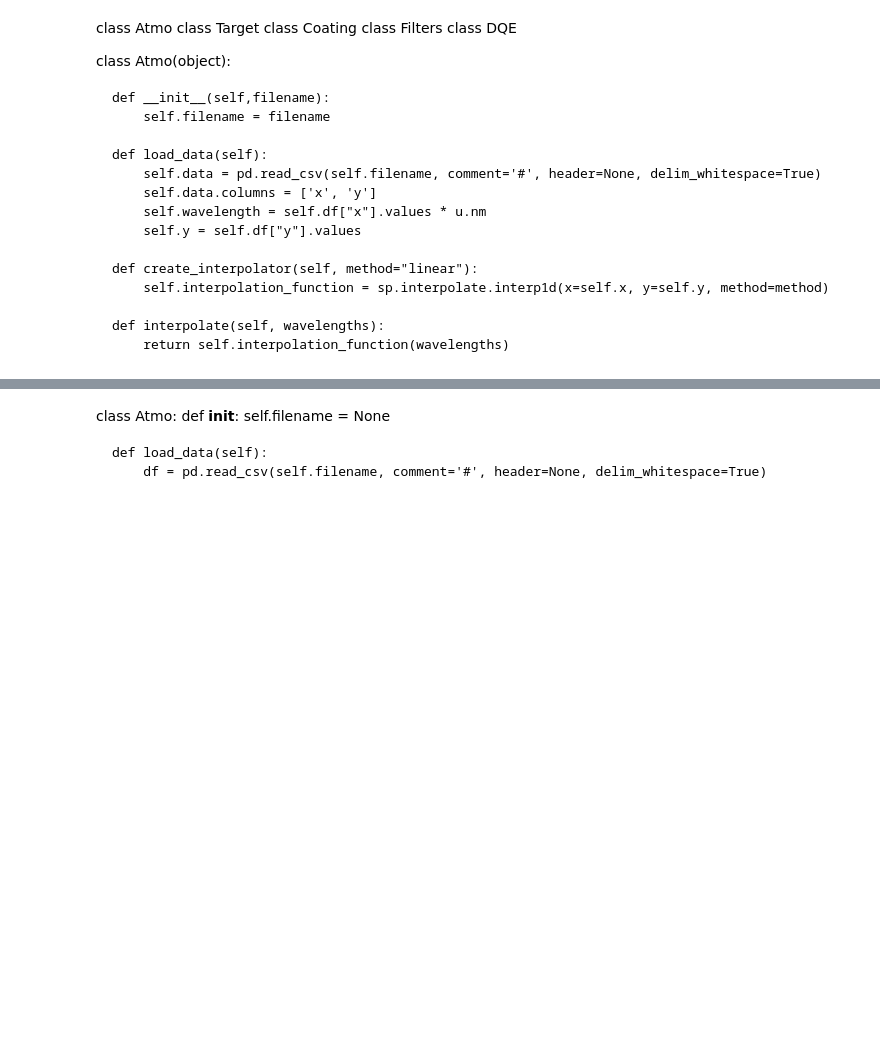
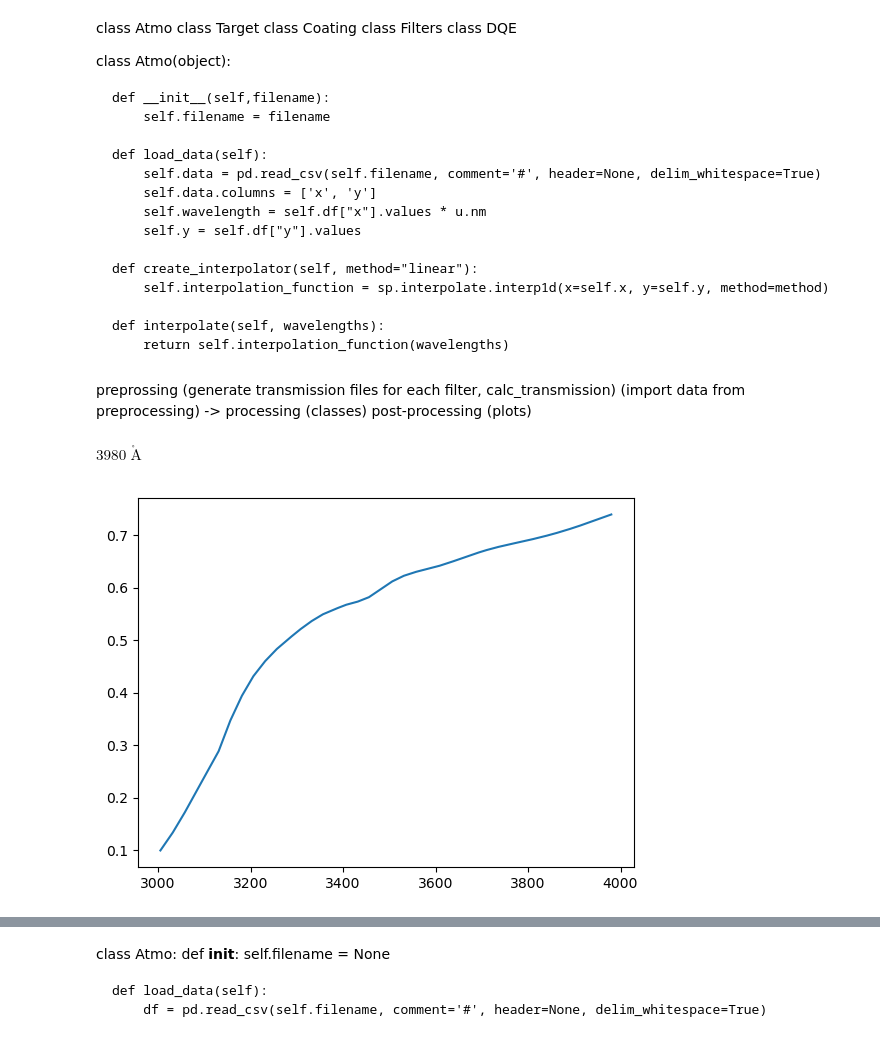
Before and after one commit to Hamden-Lab/Superlotis, a Jupyter notebook: code_testing.ipynb, the cells around one changed output, grey strips where cells are left out. Cells and saved outputs as stored; diff of their text form; code cells hidden in the pictures; blank space fills up the shorter version.

```diff
--- a/code_testing.ipynb
+++ b/code_testing.ipynb
@@ -241,28 +241,45 @@ class Atmo(object):
 
     def interpolate(self, wavelengths):
         return self.interpolation_function(wavelengths)
+# %% [markdown]
+preprossing (generate transmission files for each filter, calc_transmission)
+(import data from preprocessing) -> processing (classes)
+post-processing (plots)
 # %%
 import pandas as pd
 import scipy as sp
 import astropy.units as u
+import numpy as np
+import matplotlib.pyplot as plt
 
 class Atmo(object):
-
     def __init__(self,filename):
         self.filename = filename
-        self.data = pd.read_csv(self.filename, comment='#', header=None, delim_whitespace=True)
-        self.data.columns = ['x', 'y']
-        self.wavelength = self.data["x"].values * u.AA
-        self.y = self.data["y"].values
+        self.load_data()
         self.create_interpolator(method = "linear")
+
+    def load_data(self):
+        with open(self.filename, 'r') as file:
+            file.readline()
+            file.readline()
+            self.data = np.loadtxt(file, dtype=float)
+        self.data[:, 1] = 10 ** (-0.4 * self.data[:, 1])
+        self.wavelength = self.data[:, 0][:40] * u.AA
+        self.y = self.data[:, 1][:40]
 
     def create_interpolator(self, method):
         self.interpolation_function = sp.interpolate.interp1d(x=self.wavelength, y=self.y, kind=method)
 
     def interpolate(self, wavelengths):
         return self.interpolation_function(wavelengths)
 
 
-atmo_apo = Atmo("/Users/jacobvider/Documents/research/hamden/superlotis/throughput/extinction_sites/apo.dat")
-wv = np.linspace(3005,10000, 10000)
-atmo_apo.interpolate(wv),wv
+apo = Atmo("/Users/jacobvider/Documents/research/hamden/superlotis/throughput/extinction_sites/apo.dat")
+wv = np.linspace(start=apo.wavelength.min(), stop=apo.wavelength.max(), num=10000)
+apo_interp = apo.interpolate(wv)
+
+plt.plot(wv, apo_interp)
+# atmo_apo.interpolate(wv)
+# %% [output]
+$3980 \; \mathrm{\mathring{A}}$
+[figure, added]
```
Also changed, not shown: parts of 6 cells of this notebook.
